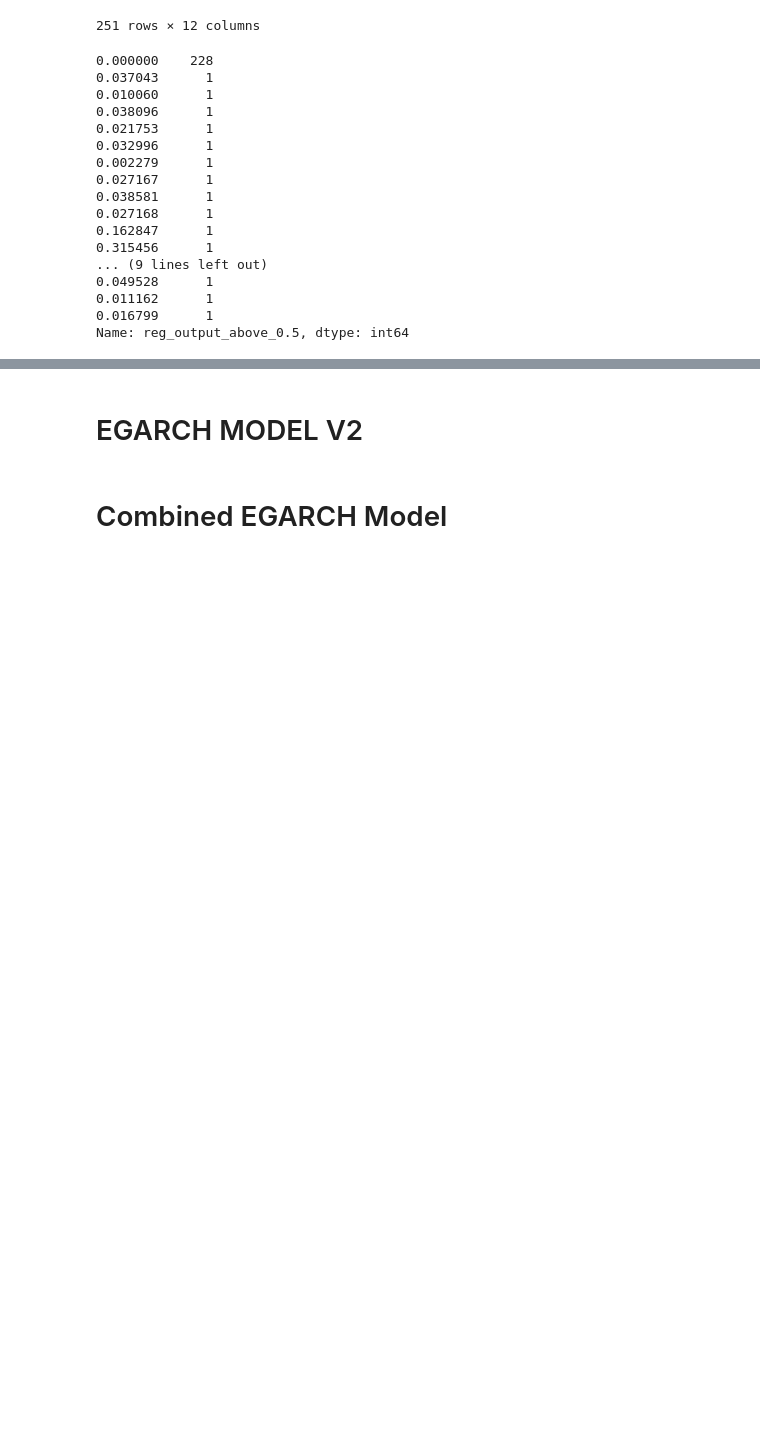
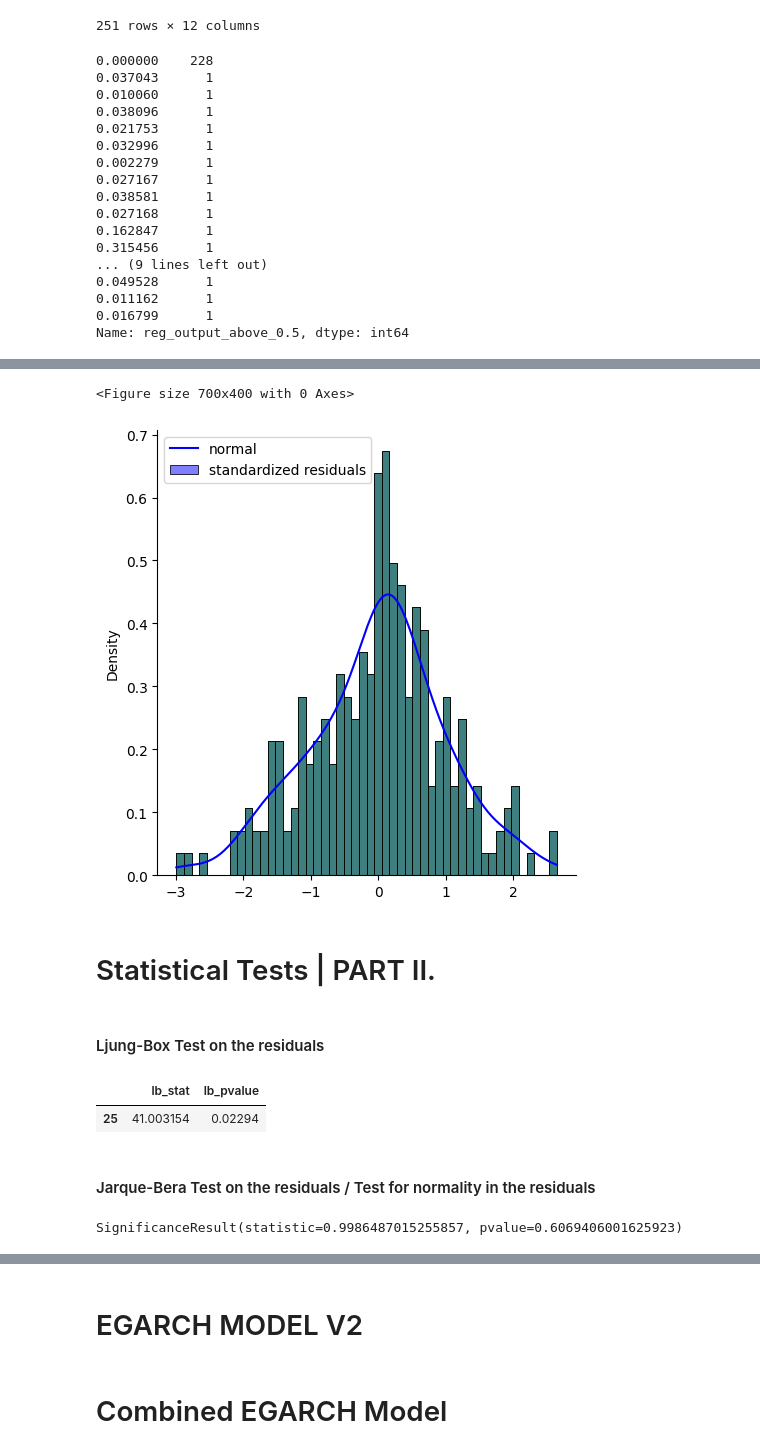
Before and after one commit to Maartenmoes9/Thesis_30_ECTS, a Jupyter notebook: GARCH_Oliver.ipynb, the cells around one changed output, grey strips where cells are left out. Saved outputs shown, nothing was run; the diff lists cells and outputs as text; code cells hidden in the pictures; blank space fills up the shorter version.

```diff
--- a/GARCH_Oliver.ipynb
+++ b/GARCH_Oliver.ipynb
@@ -175,0 +226,49 @@ Covariance estimator: robust
+# %%
+# Obtain model estimated residuals and volatility
+gm_resid = gm_result.resid
+gm_std = gm_result.conditional_volatility
+
+# Calculate the standardized residuals
+gm_std_resid = gm_resid / gm_std
+
+# Plot the histogram of the standardized residuals
+plt.figure(figsize=(7,4))
+sns.displot(gm_std_resid, kde=True, stat="density", bins=50, color='b')
+sns.histplot(gm_std_resid, stat="density", bins=50, color='g', alpha=0.5)
+plt.legend(('normal', 'standardized residuals'))
+plt.show()
+# %% [output]
+<Figure size 700x400 with 0 Axes>
+[figure, added]
+# %% [markdown]
+# Statistical Tests | PART II.
+# %% [markdown]
+#### Ljung-Box Test on the residuals
+# %%
+# H0: The residuals are independently distributed
+# H1: The residuals are not independently distributed; they exhibit serial correlation
+
+sm.stats.acorr_ljungbox(gm_resid, lags=[25], return_df=True)
+
+# p-value is less than 0.5, therefore the residuals exhibit serial correlation
+# The GARCH(1,1) model is designed to capture the conditional heteroskedasticity
+#   in the data, and assuming that the model is correctly specified, the residuals
+#       should be independent and identically distributed. Any significant serial
+#           correlation in the residuals suggests that the model is not fully capturing
+#               the conditional heteroskedasticity or other patterns in the data
+
+#NOTE: maybe we can try to adjust the number of lags
+# %% [output]
+|  | lb_stat | lb_pvalue |
+| 25 | 41.003154 | 0.02294 |
+# %% [markdown]
+#### Jarque-Bera Test on the residuals / Test for normality in the residuals
+# %%
+# H0: The residuals follows a normal distribution
+# H1: The residuals does not follow a normal distribution
+
+stats.jarque_bera(gm_resid)
+
+# same as doing the tests for the returns (???)
+# %% [output]
+SignificanceResult(statistic=0.9986487015255857, pvalue=0.6069406001625923)
```
Also changed, not shown: parts of 33 cells of this notebook.
